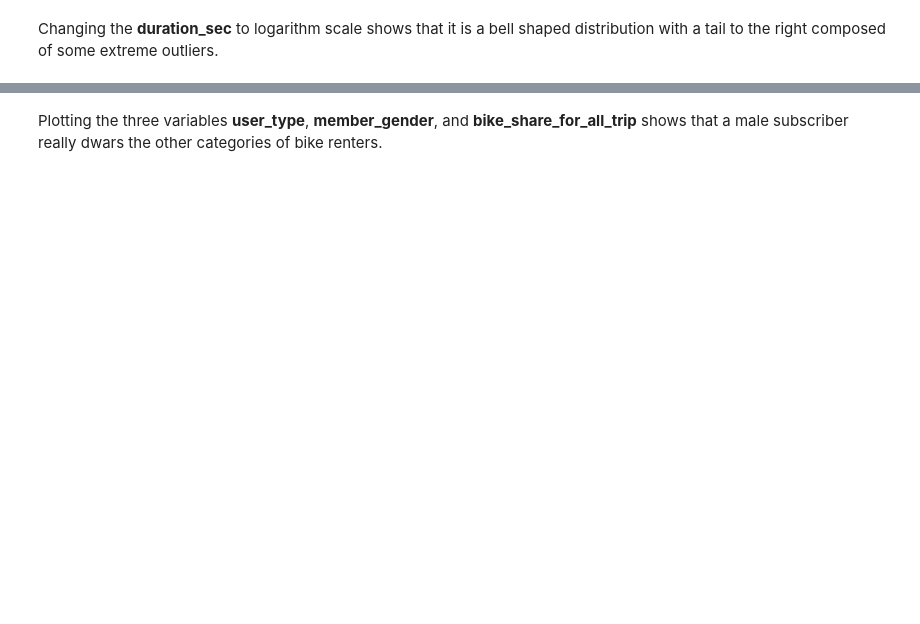
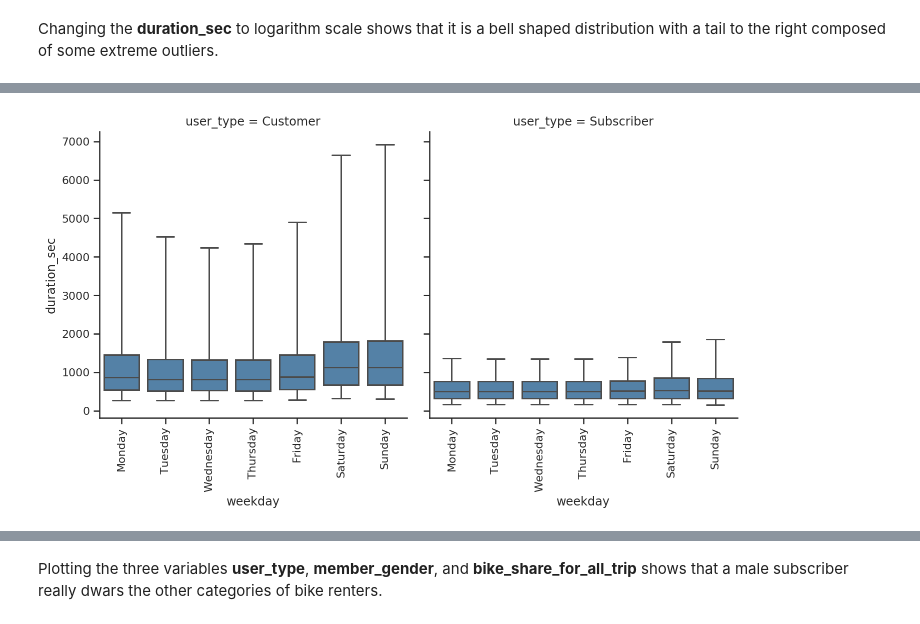
Before and after one commit to marcusholmgren/bikeshare-analysis, a Jupyter notebook: fordgobike-analysis.ipynb, the cells around one changed output, grey strips where cells are left out. Saved outputs shown, nothing was run; the diff lists cells and outputs as text; code cells hidden in the pictures; blank space fills up the shorter version.

```diff
--- a/fordgobike-analysis.ipynb
+++ b/fordgobike-analysis.ipynb
@@ -369,0 +391,4 @@ Changing the __duration_sec__ to logarithm scale shows that it is a bell shaped
+# %%
+userstart = bikeshare_df[['user_type', 'start_time', 'duration_sec', 'member_gender']].copy()
+userstart['weekday'] = userstart.start_time.dt.weekday_name
+userstart.groupby(['weekday', 'user_type'])['duration_sec'].median()
@@ -369,0 +412,18 @@ Changing the __duration_sec__ to logarithm scale shows that it is a bell shaped
+# %%
+weekday_names = ['Monday', 'Tuesday', 'Wednesday', 'Thursday', 'Friday', 'Saturday', 'Sunday']
+
+# Whisker between 5th and 95th percentiles and no outliers
+g = sns.catplot(x='weekday',
+            y='duration_sec',
+            data=userstart,
+            col='user_type',
+            kind='box',
+            whis=[5, 95],
+            sym='',
+            color='steelblue',
+            order=weekday_names)
+
+for ax in g.axes.ravel():
+    ax.set_xticklabels(ax.get_xticklabels(), rotation=90)
+# %% [output]
+[figure, added]
```
Also changed, not shown: parts of 33 cells of this notebook, 1 other file.
